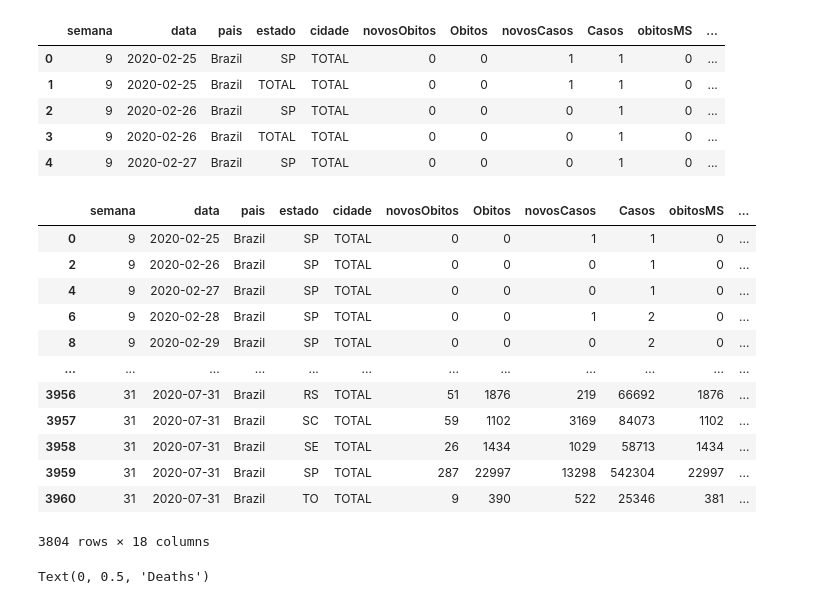
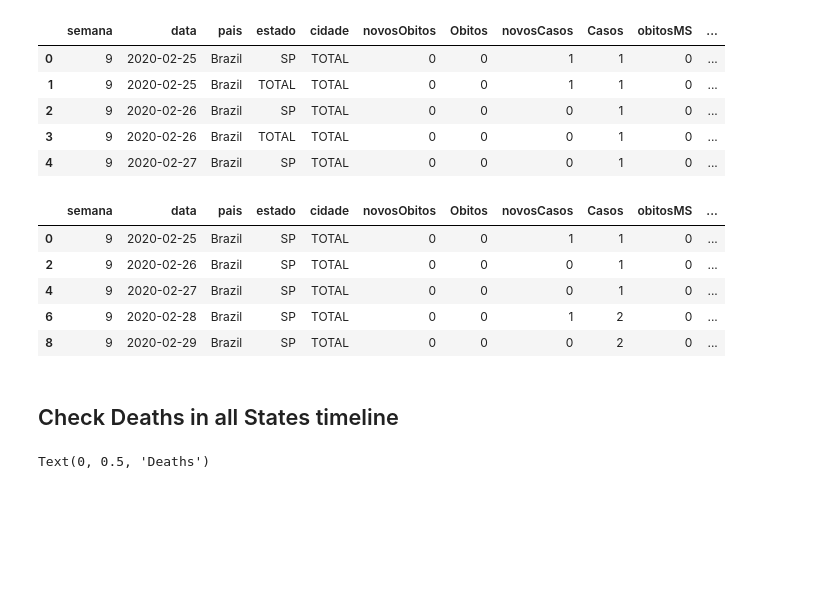
Before and after one commit to The-Raijin/data-analysis-covid-19-br, a Jupyter notebook: Exploratory Analysis.ipynb, the cells around one changed output. Saved outputs shown, nothing was run; the diff lists cells and outputs as text; code cells hidden in the pictures; blank space fills up the shorter version.

```diff
--- a/Exploratory Analysis.ipynb
+++ b/Exploratory Analysis.ipynb
@@ -28,26 +30,21 @@ df_total.head()
 # %%
 # Filter out "total cases in Brazil" shown in state field (to work with data by state)
 df = df_total[df_total['estado'] != 'TOTAL']
 
 # Change date column datatype from str to date object
 df['data'] = pd.to_datetime(df['data']).dt.date
 
 # Show Dataframe
-df
+df.head()
 # %% [output]
 |  | semana | data | pais | estado | cidade | novosObitos | Obitos | novosCasos | Casos | obitosMS | ... |
 | 0 | 9 | 2020-02-25 | Brazil | SP | TOTAL | 0 | 0 | 1 | 1 | 0 | ... |
 | 2 | 9 | 2020-02-26 | Brazil | SP | TOTAL | 0 | 0 | 0 | 1 | 0 | ... |
 | 4 | 9 | 2020-02-27 | Brazil | SP | TOTAL | 0 | 0 | 0 | 1 | 0 | ... |
 | 6 | 9 | 2020-02-28 | Brazil | SP | TOTAL | 0 | 0 | 1 | 2 | 0 | ... |
 | 8 | 9 | 2020-02-29 | Brazil | SP | TOTAL | 0 | 0 | 0 | 2 | 0 | ... |
-| ... | ... | ... | ... | ... | ... | ... | ... | ... | ... | ... | ... |
-| 3956 | 31 | 2020-07-31 | Brazil | RS | TOTAL | 51 | 1876 | 219 | 66692 | 1876 | ... |
-| 3957 | 31 | 2020-07-31 | Brazil | SC | TOTAL | 59 | 1102 | 3169 | 84073 | 1102 | ... |
-| 3958 | 31 | 2020-07-31 | Brazil | SE | TOTAL | 26 | 1434 | 1029 | 58713 | 1434 | ... |
-| 3959 | 31 | 2020-07-31 | Brazil | SP | TOTAL | 287 | 22997 | 13298 | 542304 | 22997 | ... |
-| 3960 | 31 | 2020-07-31 | Brazil | TO | TOTAL | 9 | 390 | 522 | 25346 | 381 | ... |
-3804 rows × 18 columns
+# %% [markdown]
+## Check Deaths in all States timeline
 # %%
 plt.figure(figsize=(20,8))
 fig = sns.lineplot(x='data', y='Obitos', hue='estado', data=df)
```
Also changed, not shown: parts of 4 cells of this notebook.
